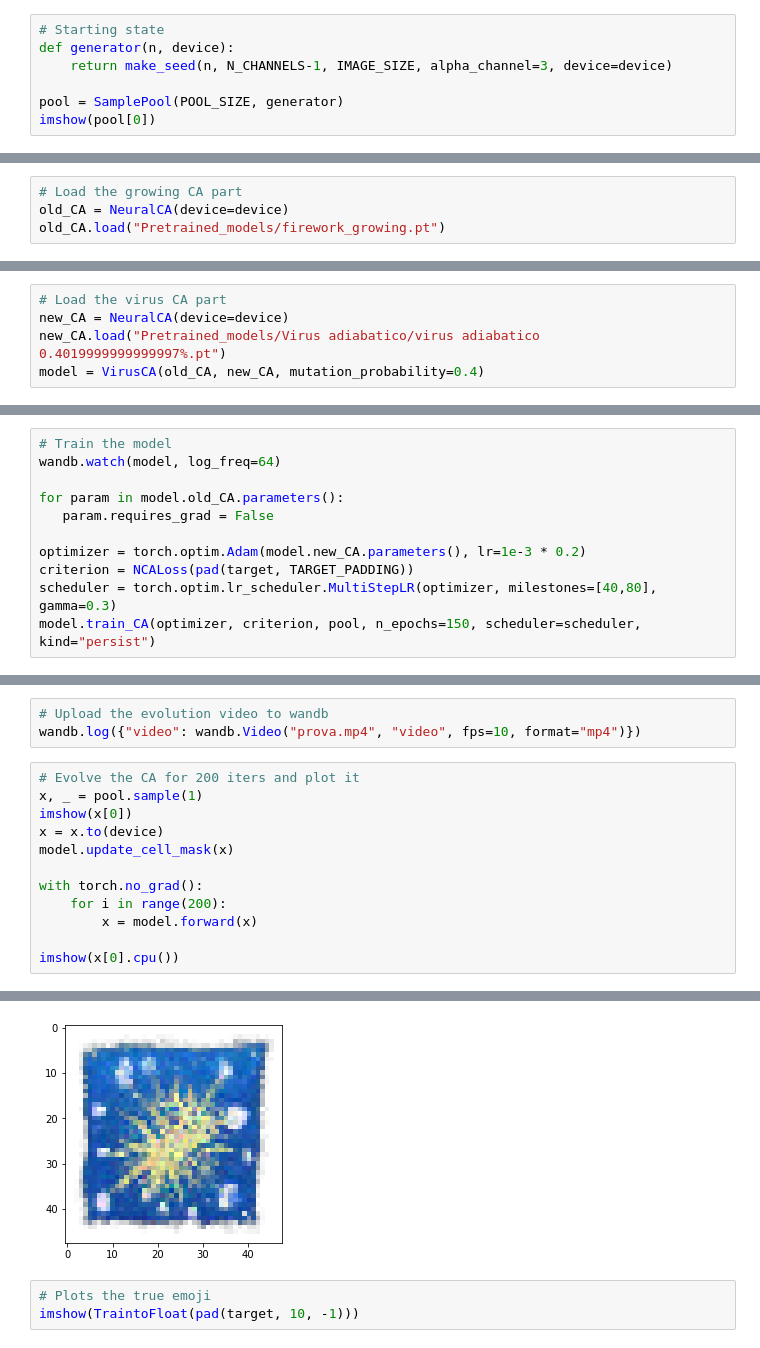
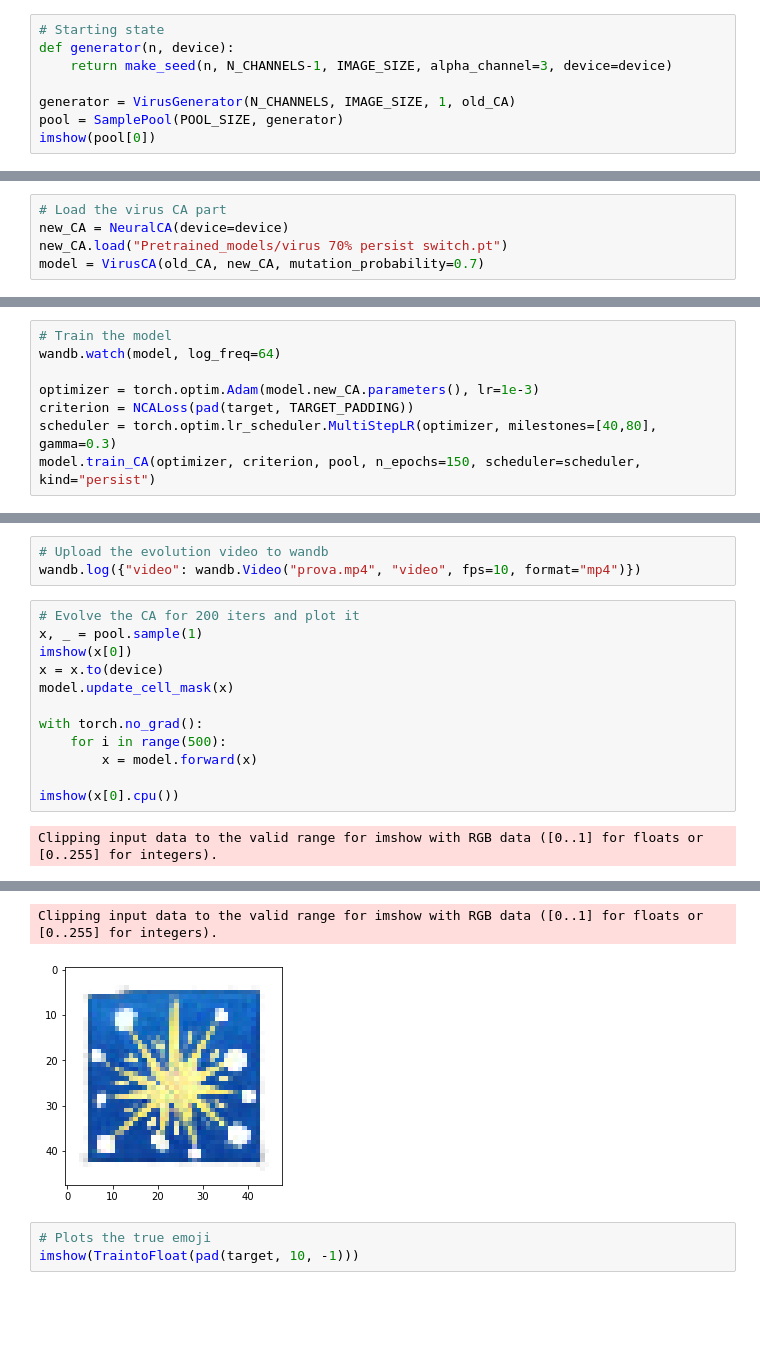
Before and after one commit to LetteraUnica/neural_cellular_automata, a Jupyter notebook: pytorch_ca/virus_CA.ipynb, the cells around one changed output, grey strips where cells are left out. Cells and saved outputs as stored; diff of their text form; blank space fills up the shorter version.

Commit message:
Trained mask persist 70%

```diff
--- a/pytorch_ca/virus_CA.ipynb
+++ b/pytorch_ca/virus_CA.ipynb
@@ -34,6 +39,7 @@ VIRUS_PROPORTION = 0.1
 def generator(n, device):
     return make_seed(n, N_CHANNELS-1, IMAGE_SIZE, alpha_channel=3, device=device)
 
+generator = VirusGenerator(N_CHANNELS, IMAGE_SIZE, 1, old_CA)
 pool = SamplePool(POOL_SIZE, generator)
 imshow(pool[0])
 # %% [output]
@@ -54,12 +59,8 @@ device = torch.device("cuda" if torch.cuda.is_available() else "cpu")
 target = target.to(device)
 # %%
-# Load the growing CA part
-old_CA = NeuralCA(device=device)
-old_CA.load("Pretrained_models/firework_growing.pt")
+# Load the virus CA part
+new_CA = NeuralCA(device=device)
+new_CA.load("Pretrained_models/virus 70% persist switch.pt")
+model = VirusCA(old_CA, new_CA, mutation_probability=0.7)
 # %% [output]
 Successfully loaded model!
-# %%
-# Load the virus CA part
-new_CA = NeuralCA(device=device)
-new_CA.load("Pretrained_models/Virus adiabatico/virus adiabatico 0.4019999999999997%.pt")
-model = VirusCA(old_CA, new_CA, mutation_probability=0.4)
@@ -69,10 +68,7 @@ Successfully loaded model!
 # Train the model
 wandb.watch(model, log_freq=64)
 
-for param in model.old_CA.parameters():
-   param.requires_grad = False
-
-optimizer = torch.optim.Adam(model.new_CA.parameters(), lr=1e-3 * 0.2)
+optimizer = torch.optim.Adam(model.new_CA.parameters(), lr=1e-3)
 criterion = NCALoss(pad(target, TARGET_PADDING))
 scheduler = torch.optim.lr_scheduler.MultiStepLR(optimizer, milestones=[40,80], gamma=0.3)
 model.train_CA(optimizer, criterion, pool, n_epochs=150, scheduler=scheduler, kind="persist")
@@ -132,8 +129,9 @@ x = x.to(device)
 model.update_cell_mask(x)
 
 with torch.no_grad():
-    for i in range(200):
+    for i in range(500):
         x = model.forward(x)
 
 imshow(x[0].cpu())
 # %% [output]
+Clipping input data to the valid range for imshow with RGB data ([0..1] for floats or [0..255] for integers).
@@ -142,4 +139,5 @@ Clipping input data to the valid range for imshow with RGB data ([0..1] for floa
+Clipping input data to the valid range for imshow with RGB data ([0..1] for floats or [0..255] for integers).
-[figure, old version]
+[figure, new version]
 # %%
 # Plots the true emoji
 imshow(TraintoFloat(pad(target, 10, -1)))
```
Also changed, not shown: parts of 16 cells of this notebook, 2 other files.
